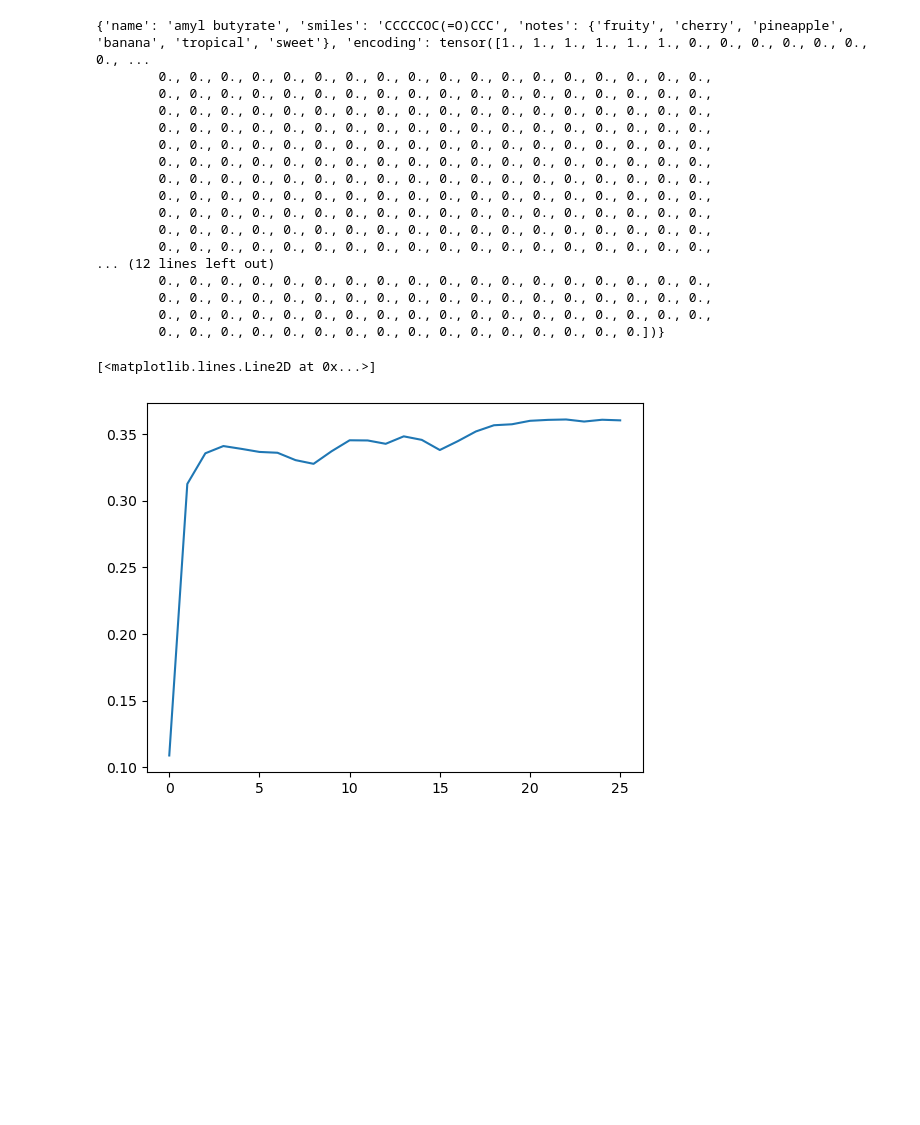
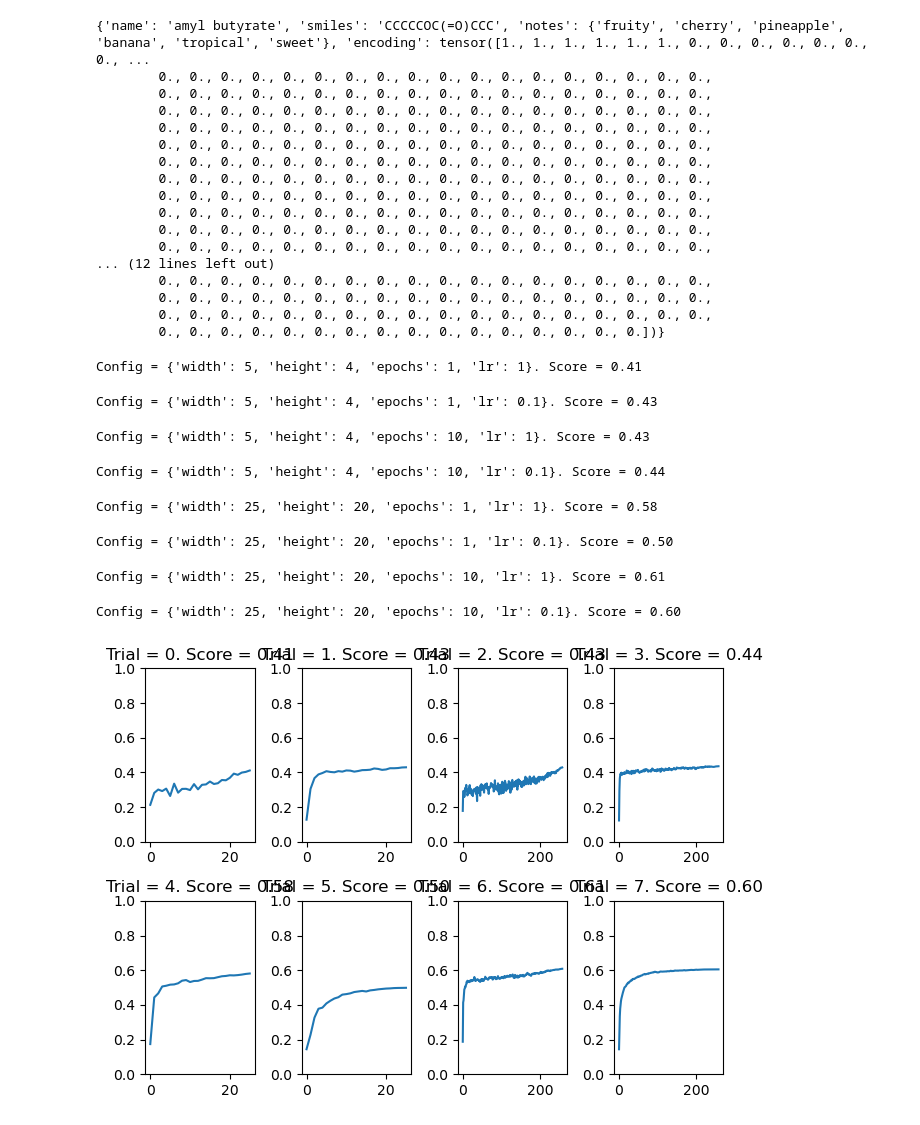
Before and after one commit to laurahsisson/aromap, a Jupyter notebook: somell.ipynb, the cells around one changed output. Drawn from its saved outputs; the diff is of its cells as text; code cells hidden in the pictures; blank space fills up the shorter version.

```diff
--- a/somell.ipynb
+++ b/somell.ipynb
@@ -92,14 +92,17 @@ def make_som(width,height):
 
     return SOM(somap,map_idx)
 # %%
+def get_activations(som,encoding):
+    return torch.nn.functional.cosine_similarity(encoding, som.vectors, dim=-1)
+
 def get_bmu(som,encoding):
-    sims = torch.nn.functional.cosine_similarity(encoding, som.vectors, dim=-1)
-    bmu_idx = (sims==torch.max(sims)).nonzero()
+    actvtn = get_activations(som,encoding)
+    bmu_idx = (actvtn==torch.max(actvtn)).nonzero()
     return bmu_idx[0]
 
 def get_score(som,encoding):
-    sims = torch.nn.functional.cosine_similarity(encoding, som.vectors, dim=-1)
-    return torch.max(sims)
+    actvtn = get_activations(som,encoding)
+    return torch.max(actvtn)
 
 def get_distances(som,bmu):
     xy_dist = som.idxs - bmu
@@ -129,15 +132,15 @@ train_mols, test_mols = sklearn.model_selection.train_test_split(molecules)
 # epochs = 1
 # lr = 1e-1
 
-def do_train(width,height,epochs,lr):
-    total_steps = epochs*len(train_mols)
+def do_train(config,verbose=False):
+    total_steps = config["epochs"]*len(train_mols)
     lrs = []
     scores = []
 
-    som = make_som(width,height)
+    som = make_som(config["width"],config["height"])
 
     def do_train_step(s):
-        slr = lr*(1 - (s/total_steps))
+        slr = config["lr"]*(1 - (s/total_steps))
         mol = random.choice(train_mols)
         return update_som(som,mol["encoding"],slr)
 
@@ -147,15 +150,45 @@ def do_train(width,height,epochs,lr):
             es.append(get_score(som,mol["encoding"]))
         return np.mean(es)
 
-    for s in tqdm.tqdm(range(total_steps),smoothing=0):
+    for s in tqdm.tqdm(range(total_steps),smoothing=0, disable=not verbose):
         som = do_train_step(s)
         if s % 100 == 0:
             scores.append(get_test_score())
 
     return som, scores
+# %%
+trials = [{"width":5,"height":4,"epochs":1,"lr":1},
+          {"width":5,"height":4,"epochs":1,"lr":1e-1},
+          {"width":5,"height":4,"epochs":10,"lr":1},
+          {"width":5,"height":4,"epochs":10,"lr":1e-1},
+          {"width":25,"height":20,"epochs":1,"lr":1},
+          {"width":25,"height":20,"epochs":1,"lr":1e-1},
+          {"width":25,"height":20,"epochs":10,"lr":1},
+          {"width":25,"height":20,"epochs":10,"lr":1e-1}]
+
+h = 4
+fig, axs = plt.subplots(2,h)
+for i, t in enumerate(tqdm.tqdm(trials)):
+    _, scores = do_train(t)
+    x = int(i/h)
+    y = i%h
+    ax = axs[x,y]
+    ax.set_ylim(0, 1)
+    ax.plot(scores)
+    print(f"Config = {t}. Score = {scores[-1]:.2f}")
+    ax.set_title(f"Trial = {i}. Score = {scores[-1]:.2f}")
+
+fig.tight_layout()
+plt.show()
+# %% [output]
+Config = {'width': 5, 'height': 4, 'epochs': 1, 'lr': 1}. Score = 0.41
+Config = {'width': 5, 'height': 4, 'epochs': 1, 'lr': 0.1}. Score = 0.43
+Config = {'width': 5, 'height': 4, 'epochs': 10, 'lr': 1}. Score = 0.43
+Config = {'width': 5, 'height': 4, 'epochs': 10, 'lr': 0.1}. Score = 0.44
+Config = {'width': 25, 'height': 20, 'epochs': 1, 'lr': 1}. Score = 0.58
+Config = {'width': 25, 'height': 20, 'epochs': 1, 'lr': 0.1}. Score = 0.50
+Config = {'width': 25, 'height': 20, 'epochs': 10, 'lr': 1}. Score = 0.61
+Config = {'width': 25, 'height': 20, 'epochs': 10, 'lr': 0.1}. Score = 0.60
+[figure, added]
 # %%
-som, scores = do_train(width=3,height=2,epochs=1,lr=1e-1)
-plt.plot(scores)
+som, scores = do_train({'width': 25*4, 'height': 20*4, 'epochs': 1, 'lr': 1},verbose=True)
-# %% [output]
-[<matplotlib.lines.Line2D at 0x...>]
-[figure, removed]
```
Also changed, not shown: parts of 3 cells of this notebook.
